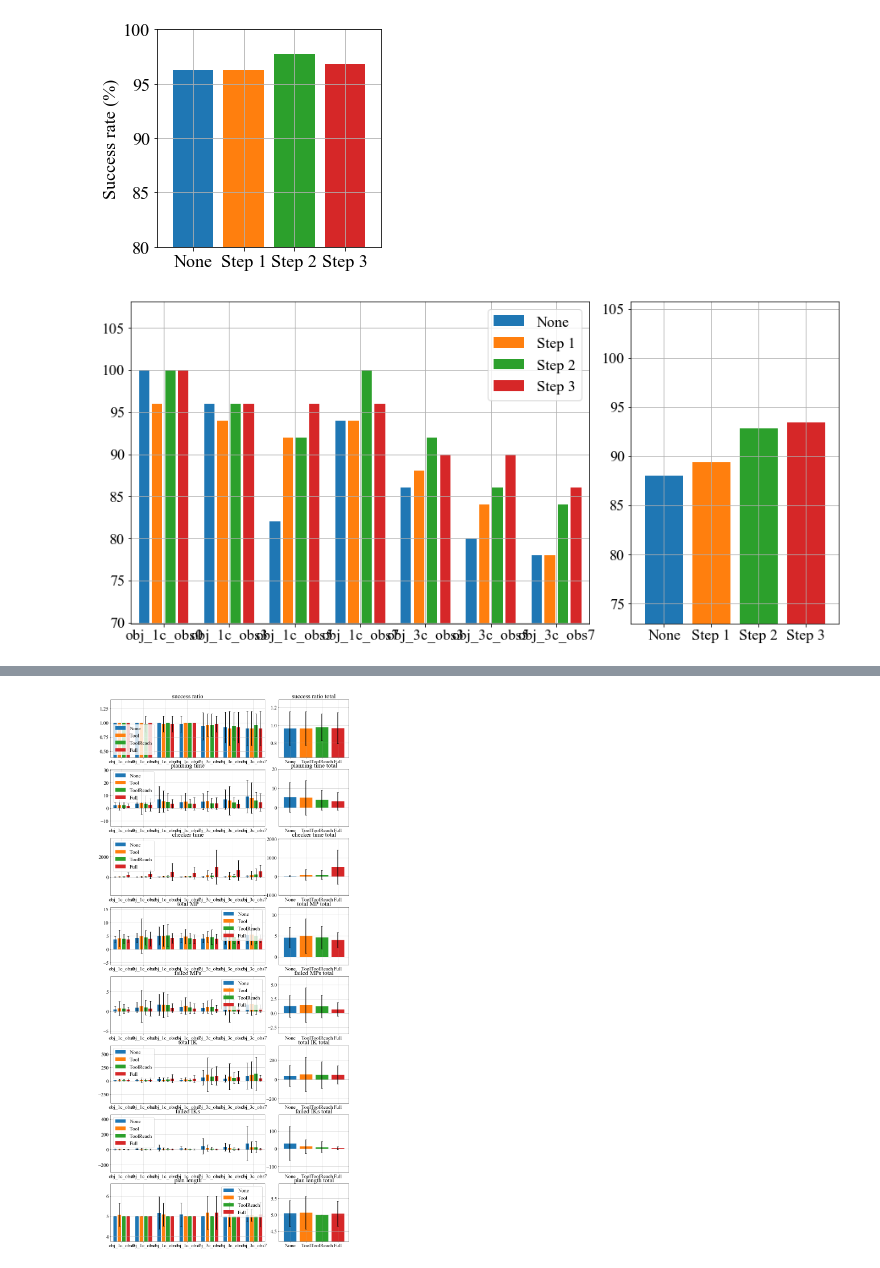
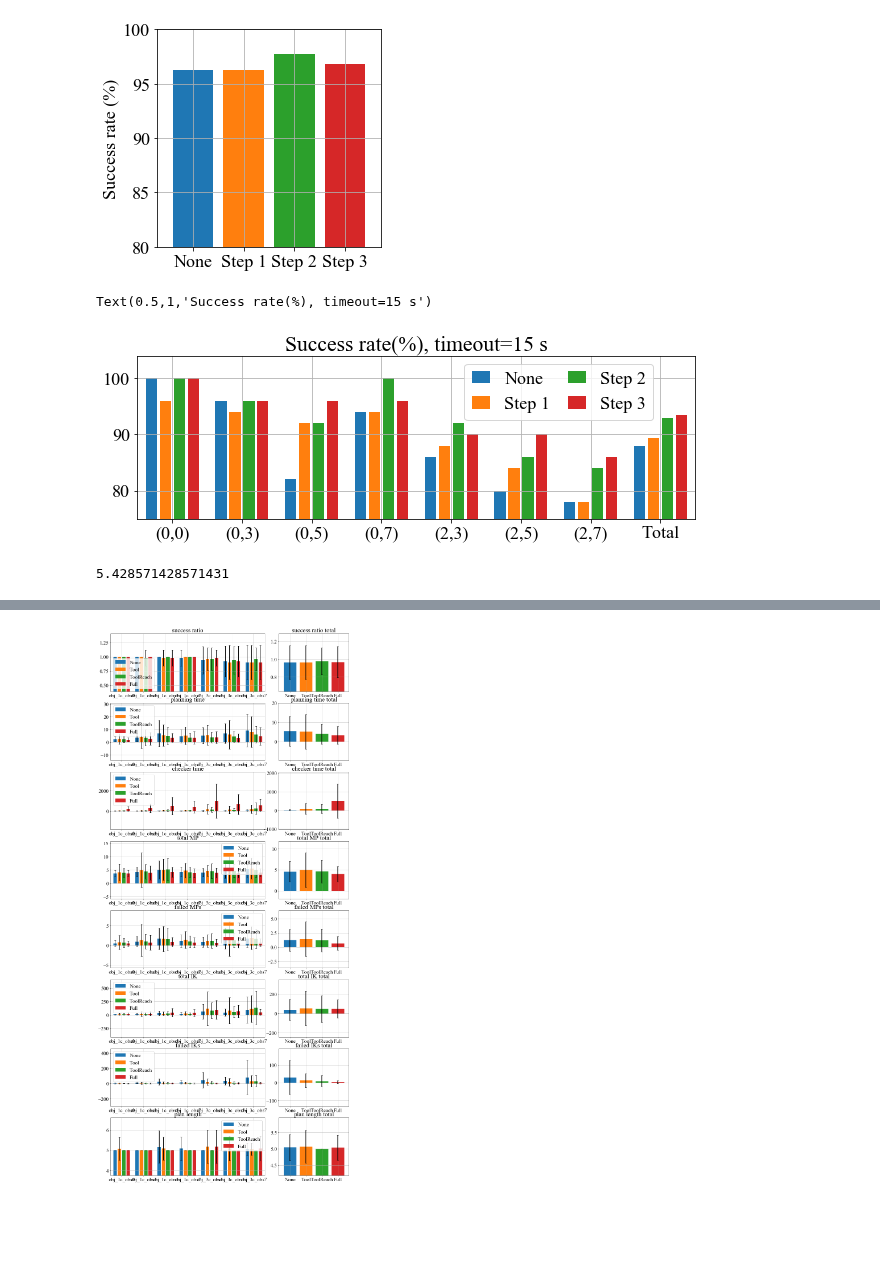
Before and after one commit to rnb-disinfection/rnb-planning, a Jupyter notebook: src/scripts/developing/pddlstream/[TEST] PDDLStream-print-results.ipynb, the cells around one changed output, grey strips where cells are left out. Drawn from its saved outputs; the diff is of its cells as text; code cells hidden in the pictures; blank space fills up the shorter version.

Commit message:
add all plots

```diff
--- a/src/scripts/developing/pddlstream/[TEST] PDDLStream-print-results.ipynb
+++ b/src/scripts/developing/pddlstream/[TEST] PDDLStream-print-results.ipynb
@@ -136,27 +138,48 @@ plt.ylim(80,100)
 # %%
 TIMEOUT = 15
 N_SAMPLE = 50
 XLABEL_LIST = ['None', 'Step 1', 'Step 2', 'Step 3']
 
 time_dict_all = extract_values(resdat_all, ["plan_time"])
 
 succ_dict_to = {}
 for k, v in sorted(time_dict_all.items()):
     succ_dict_to[k] = {}
     for cname in CNAME_LIST:
         kk = cname
         vv = np.array(v[kk])
         succ_rate = np.sum(vv<TIMEOUT).astype(float)/N_SAMPLE*100
         succ_dict_to[k][kk] = succ_rate
 
 for valdict in succ_dict_to.values():
     for k, v in valdict.items():
         valdict[XLABEL_DICT[k]] = v
 
-plt.figure(figsize=(15,7))
-plt.subplot(1,3,(1,2))
-_ = grouped_bar(succ_dict_to, options=XLABEL_LIST)
-plt.subplot(1,3,3)
-_ = grouped_bar(succ_dict_to, average_all=True, options=XLABEL_LIST, show_bar=False)
+succ_dict_to_rev = {}
+val_list_dict = defaultdict(list)
+key_remove = [] # ["(0,7)"]
+for ckey, valdic in sorted(succ_dict_to.items()):
+    ckey_new = "({},{})".format(int(ckey[4:5])-1, int(ckey[-1:]))
+    if ckey_new not in key_remove:
+        succ_dict_to_rev[ckey_new] = valdic
+        for fkey, value in valdic.items():
+            val_list_dict[fkey].append(value)
+
+mean_dict = {}
+for fkey, val_list in val_list_dict.items():
+    mean_dict[fkey] = np.mean(val_list)
+
+succ_dict_to_rev["Total"] = mean_dict
+
+plt.figure(figsize=(10,3))
+_ = grouped_bar(succ_dict_to_rev, options=XLABEL_LIST)
+plt.legend(XLABEL_LIST, ncol=len(XLABEL_LIST)/2, handlelength=1, labelspacing=0.5, columnspacing=1, bbox_to_anchor=(0.57,0.55))
+plt.ylim(75, 104)
+plt.title("Success rate(%), timeout={} s".format(TIMEOUT))
 # %% [output]
+Text(0.5,1,'Success rate(%), timeout=15 s')
-[figure, old version]
+[figure, new version]
+# %%
+succ_dict_to_rev["Total"]["Step 3"] - succ_dict_to_rev["Total"]["None"]
+# %% [output]
+5.428571428571431
```
Also changed, not shown: parts of 23 cells of this notebook, 2 other files.
